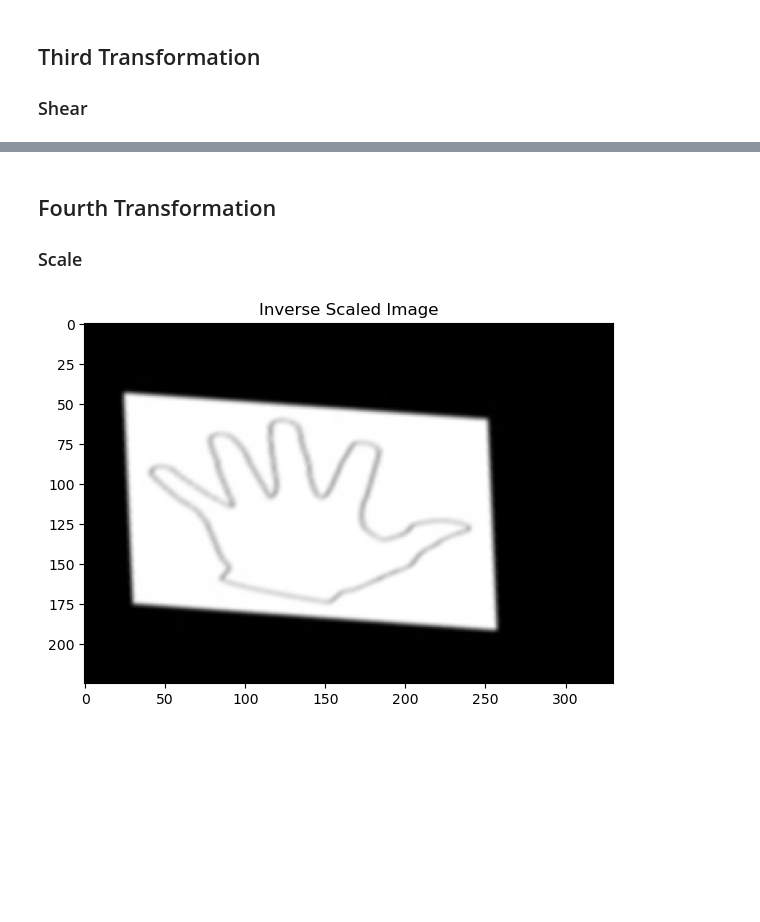
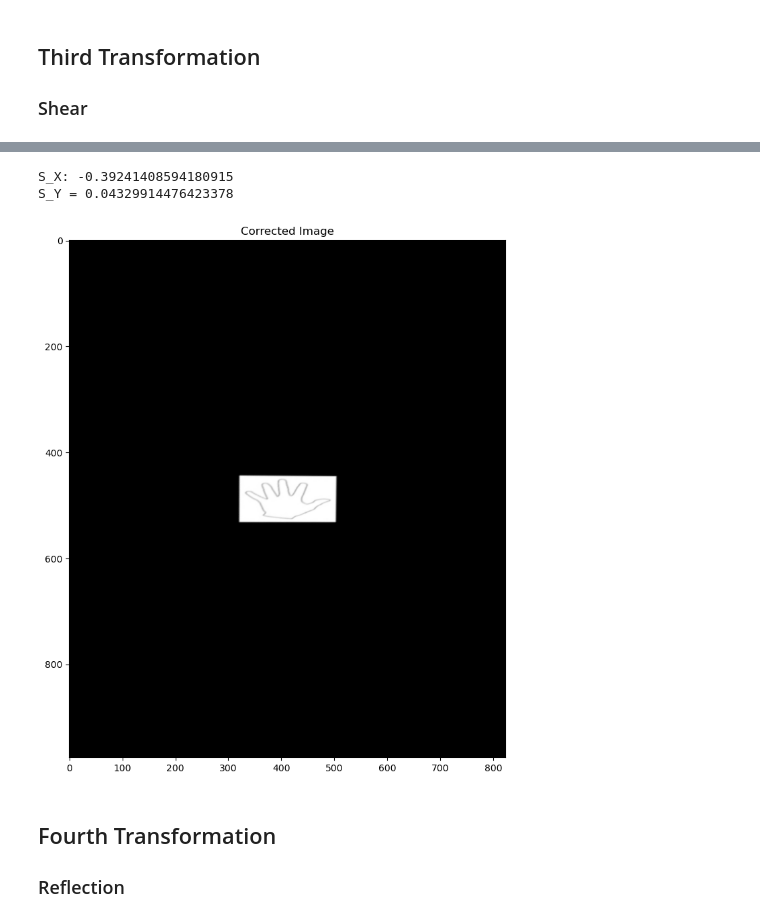
Before and after one commit to aradmehralian/Multi-Media-Projects, a Jupyter notebook: Project2/Q1.ipynb, the cells around one changed output, grey strips where cells are left out. Saved outputs shown, nothing was run; the diff lists cells and outputs as text; code cells hidden in the pictures; blank space fills up the shorter version.

```diff
--- a/Project2/Q1.ipynb
+++ b/Project2/Q1.ipynb
@@ -77,7 +77,7 @@ imshow(img_detranslate, "inverse translated image")
 ### Rotation
 # %%
 # Finding the rotation angle by trial and error
-img_derotated = cv2.warpAffine(img_detranslate, cv2.getRotationMatrix2D((original_centroid_x, original_centroid_y), 25, 1), (width, heigth))
+img_derotated = cv2.warpAffine(img_detranslate, cv2.getRotationMatrix2D((original_centroid_x, original_centroid_y), 29, 1), (width, heigth))
 # %%
 imshow(img_derotated, "inverse rotated image")
 # %% [output]
@@ -100,10 +113,32 @@ imshow(sheared_img, "inverse sheared image")
+# %%
+# Coordinates of the corners of the sheared image
+sheared_corners = np.float32([
+    [321, 446],  # Top-left
+    [473, 445],  # Top-right
+    [348, 530],  # Bottom-left
+    [501, 530]   # Bottom-right
+])
+
+# Coordinates of the corners of the original image
+original_corners = np.float32([
+    [321, 445],   # Top-left
+    [502, 445],   # Top-right
+    [321, 531],   # Bottom-left
+    [502, 531]    # Bottom-right
+])
+
+# Compute the perspective transform matrix
+M = cv2.getPerspectiveTransform(sheared_corners, original_corners)
+# %%
+print(f"S_X: {M[0, 1]}\nS_Y = {M[1, 0]}") # Shear factors
+# %% [output]
+S_X: -0.39241408594180915
+S_Y = 0.04329914476423378
+# %%
+corrected_image = cv2.warpPerspective(img_derotated, M, (width, heigth))
+imshow(corrected_image, "Corrected Image")
+# %% [output]
+[figure, added]
 # %% [markdown]
 ## Fourth Transformation
-### Scale
+### Reflection
-# %%
-# TODO: find better way to calculate the scale values
-img_scaled = cv2.resize(sheared_img[410:560, 220:440], None, fx=1.5, fy=1.5, interpolation=cv2.INTER_CUBIC)
-
-imshow(img_scaled, "inverse scaled image")
-# %% [output]
-[figure, removed]
```
Also changed, not shown: parts of 13 cells of this notebook, 4 other files.
